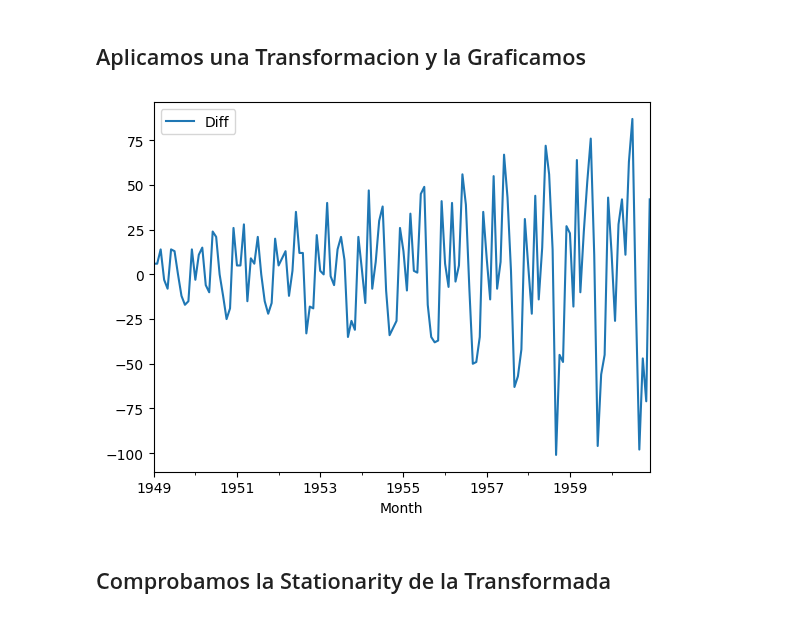
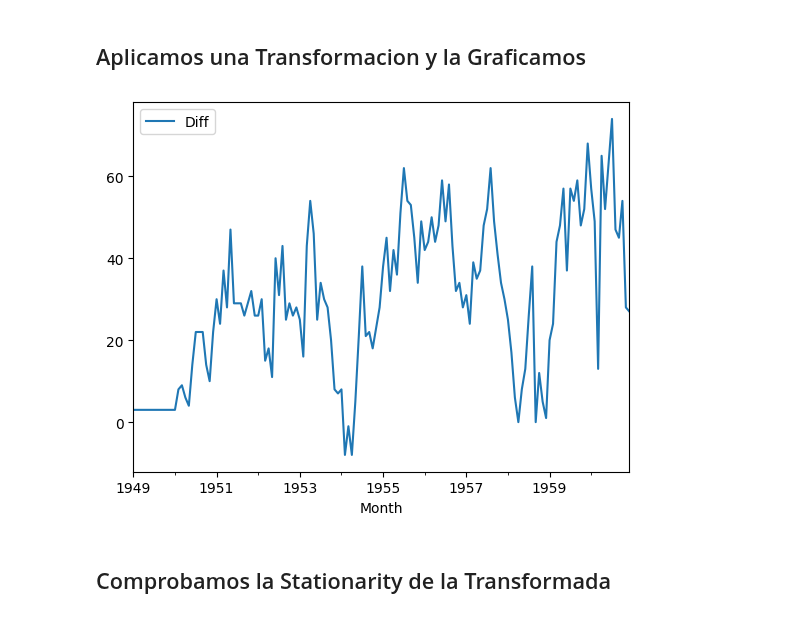
Before and after one commit to AndresMontesDeOca/TimeSeries, a Jupyter notebook: Machete_TS.ipynb, the cells around one changed output. Saved outputs shown, nothing was run; the diff lists cells and outputs as text; code cells hidden in the pictures.

```diff
--- a/Machete_TS.ipynb
+++ b/Machete_TS.ipynb
@@ -55,10 +87,13 @@ data['Month'] = pd.to_datetime(data['Month'])
 data.set_index('Month', inplace=True)
 
 # Deberia setear la frecuencia?
-# data.asfreq('m').head() # Mes
+data.index.freq='MS' # Depende como este formateado Date
+# data = data.asfreq('M') # O puede estar incompleta
 
 # Adaptamos distintas frecuencias temporales
 # display(data.asfreq('b').head()) # Business Day
 # data.asfreq('d').head() # Completa dias faltantes con null
 # data.asfreq('m').head() # Mes
 # data.resample(rule='QS').max # Agrupa por Cuartos, y muestra el Max de cada uno
+print(data.info())
+display(data.head(13))
@@ -189,17 +242,17 @@ def StationarityTest (df, period):
 # %%
 # Calculamos la diferencia simple con el anterior
 data_t1 = data.diff().fillna(method='bfill').rename(columns={'#Passengers':'Diff'})
 # Elimina el Trend, pero contunia con Estacionalidad
 
 # Calculamos la diferencia estacional (12 meses) con el anterior
 data_t12 = data.diff(12).fillna(method='bfill').rename(columns={'#Passengers':'Diff'})
 # Elimina ambos, Trend y Estacionalidad
 
 # Graficamos la Serie transformada
-data_t1.plot()
+data_t12.plot()
 plt.show()
 # %% [output]
-[figure, old version]
+[figure, new version]
 # %% [markdown]
 ## Comprobamos la Stationarity de la Transformada
 # %%
```
Also changed, not shown: parts of 16 cells of this notebook.
